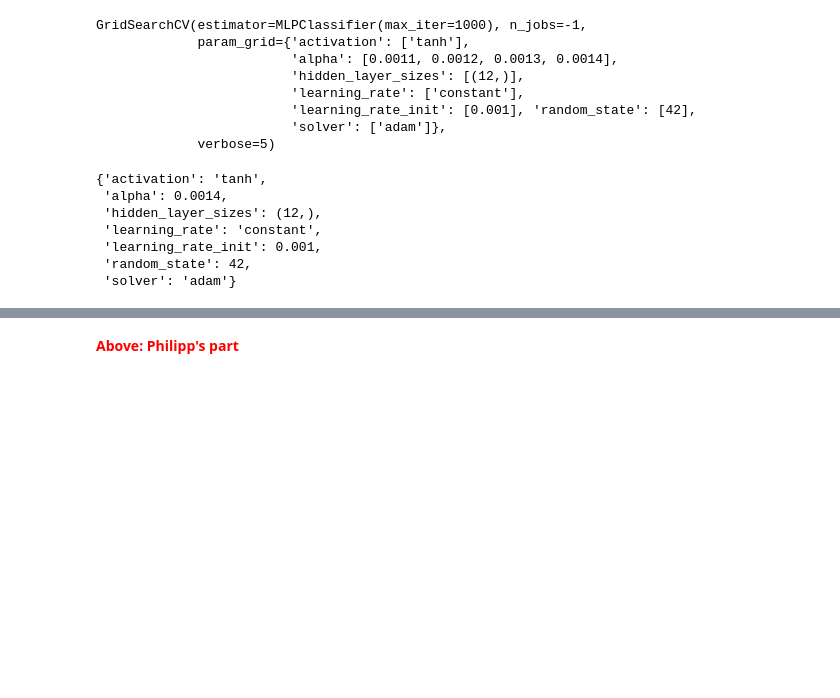
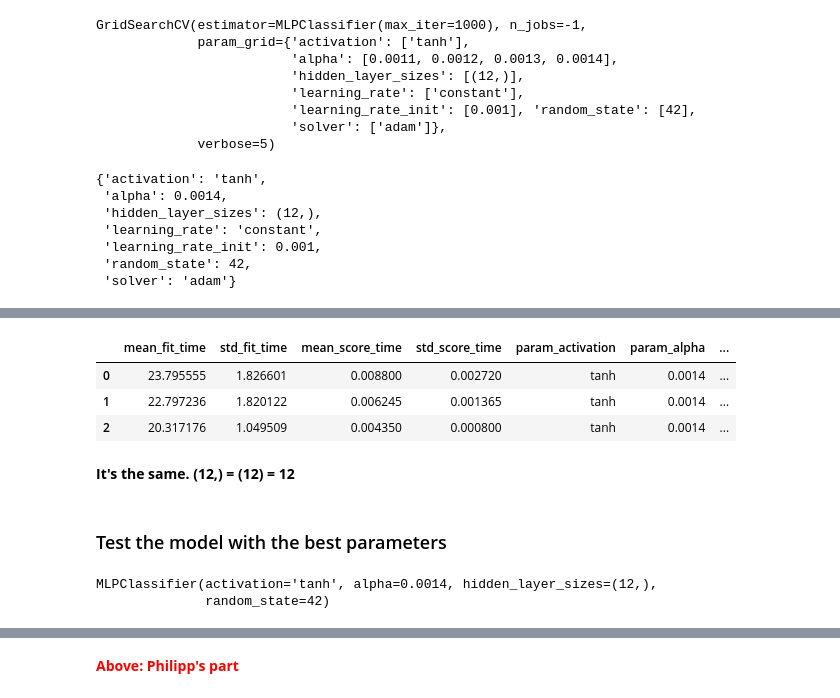
Before and after one commit to ph1001/Group-Project-Machine-Learning-Group-50, a Jupyter notebook: Notebooks/20201224_HV_PM.ipynb, the cells around one changed output, grey strips where cells are left out. Saved outputs shown, nothing was run; the diff lists cells and outputs as text; code cells hidden in the pictures; blank space fills up the shorter version.

```diff
--- a/Notebooks/20201224_HV_PM.ipynb
+++ b/Notebooks/20201224_HV_PM.ipynb
@@ -2446,0 +2449,17 @@ grid_mlp.best_params_
+# %%
+# Initialise the model to be used
+model_mlp = MLPClassifier(max_iter = 1000)
+
+# Create the parameter space
+parameter_space_mlp = {
+    'hidden_layer_sizes': [(12,), (12), 12],
+    'activation': ['tanh'],
+    'solver': ['adam'],
+    'learning_rate_init': [0.001],
+    'learning_rate': ['constant'],
+    'alpha': [0.0014],
+    'random_state': [42]
+}
+
+# Check the parameters
+parameter_space_mlp
@@ -2446,0 +2474,10 @@ grid_mlp.best_params_
+# %%
+# Create the GridSearch instance with our parameters
+grid_mlp = GridSearchCV(model_mlp,
+                        parameter_space_mlp,
+                        n_jobs = -1,
+                        verbose = 5
+                       )
+
+# Fit the grid_svc to our data
+grid_mlp.fit(X_train,y_train)
@@ -2446,0 +2498,11 @@ grid_mlp.best_params_
+# %%
+pd.DataFrame(grid_mlp.cv_results_)
+# %% [output]
+|  | mean_fit_time | std_fit_time | mean_score_time | std_score_time | param_activation | param_alpha | ... |
+| 0 | 23.795555 | 1.826601 | 0.008800 | 0.002720 | tanh | 0.0014 | ... |
+| 1 | 22.797236 | 1.820122 | 0.006245 | 0.001365 | tanh | 0.0014 | ... |
+| 2 | 20.317176 | 1.049509 | 0.004350 | 0.000800 | tanh | 0.0014 | ... |
+# %% [markdown]
+**It's the same. (12,) = (12) = 12**
+# %% [markdown]
+### Test the model with the best parameters
@@ -2446,0 +2524,5 @@ grid_mlp.best_params_
+# %%
+model.fit(X_train, y_train)
+# %% [output]
+MLPClassifier(activation='tanh', alpha=0.0014, hidden_layer_sizes=(12,),
+              random_state=42)
```
Also changed, not shown: parts of 8 cells of this notebook.
